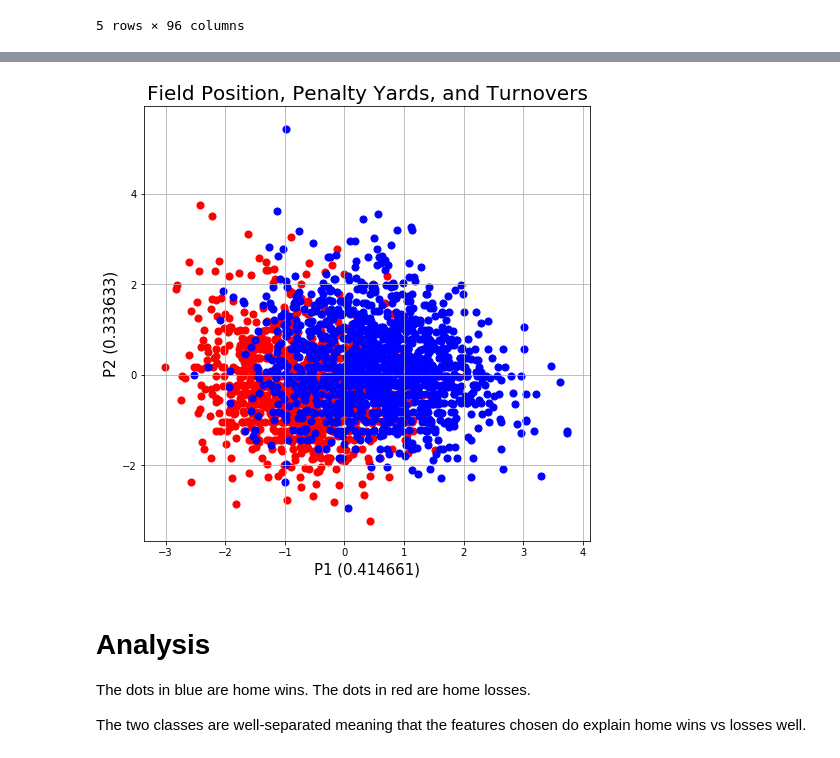
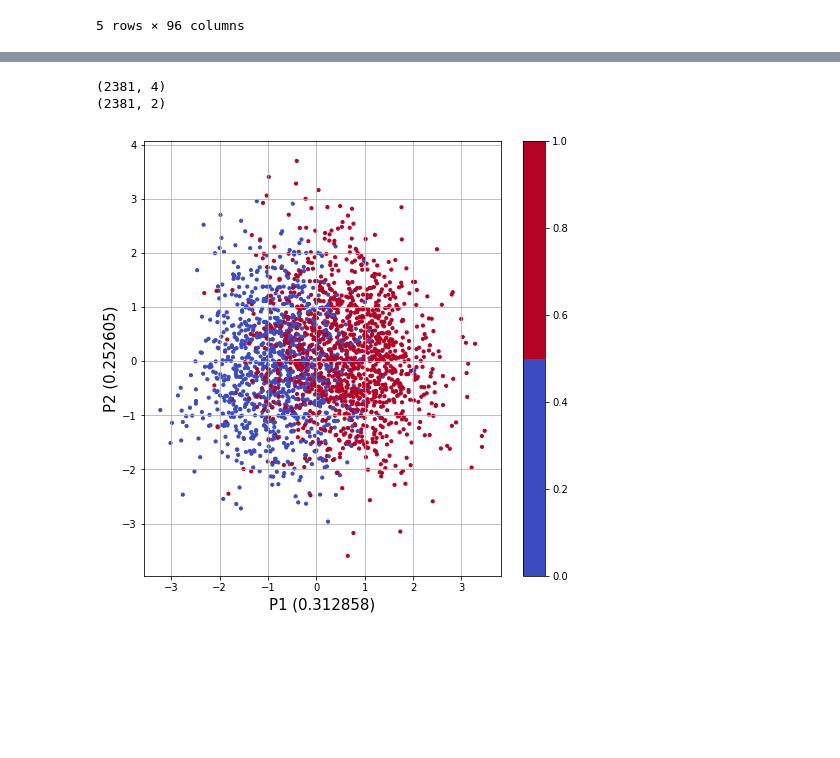
Before and after one commit to nrstott/nfldb_data_exploration, a Jupyter notebook: PCA.ipynb, the cells around one changed output, grey strips where cells are left out. Cells and saved outputs as stored; diff of their text form; code cells hidden in the pictures; blank space fills up the shorter version.

```diff
--- a/PCA.ipynb
+++ b/PCA.ipynb
@@ -94,3 +92,0 @@ def two_component_pca(features, labels):
-# %%
-agg_game_drive = agg_game_drive.reset_index()
-agg_game_drive.head()
@@ -104,3 +93,12 @@ agg_game_drive.head()
+# %%
+def two_component_pca(features):
+    pca = PCA(n_components=2)
+    fitted = pca.fit(features)
+    principal_components = fitted.transform(features)
+    print(features.shape)
+    print(principal_components.shape)
+    explained_variance_ratio = fitted.explained_variance_ratio_
+    return principal_components, explained_variance_ratio
 # %%
 def df_pca(df, feature_names, label_name, title=None):
     if title is None:
@@ -109,19 +107,19 @@ def df_pca(df, feature_names, label_name, title=None):
     df = df.copy()
     x = StandardScaler().fit_transform(df.loc[:, feature_names])
     y = df.loc[:, label_name]
-    y = pd.DataFrame(y)
 
-    principal, explained_variance_ratio = two_component_pca(x, y)
-
-    neg = principal.loc[principal.y == 0]
-    pos = principal.loc[principal.y == 1]
+    principal, explained_variance_ratio = two_component_pca(x)
 
     fig = plt.figure(figsize = (8,8))
-    ax = fig.add_subplot(1,1,1)
-    ax.set_xlabel('P1 (%2f)' % explained_variance_ratio[0], fontsize = 15)
-    ax.set_ylabel('P2 (%2f)' % explained_variance_ratio[1], fontsize = 15)
-    ax.set_title(title, fontsize = 20)
+    #ax = fig.add_subplot(1,1,1)
+    #ax.set_xlabel('P1 (%2f)' % explained_variance_ratio[0], fontsize = 15)
+    #ax.set_ylabel('P2 (%2f)' % explained_variance_ratio[1], fontsize = 15)
+    #ax.set_title(title, fontsize = 20)
 
-    ax.scatter(neg.loc[:, 'p1'], neg.loc[:, 'p2'], c = 'r', s = 50)
-    ax.scatter(pos.loc[:, 'p1'], pos.loc[:, 'p2'], c = 'b', s = 50)
-    ax.grid()
+    #ax.scatter(principal[:, 0], principal[:, 1], c = y, cmap=plt.cm.get_cmap('spectral', 2))
+    #ax.scatter(principal[y == 1, 0], principal[y == 1, 1], c = 'b', s = 10)
+    plt.xlabel('P1 (%2f)' % explained_variance_ratio[0], fontsize = 15)
+    plt.ylabel('P2 (%2f)' % explained_variance_ratio[1], fontsize = 15)
+    plt.scatter(principal[:, 0], principal[:, 1], c = y, s=10, cmap=plt.cm.get_cmap('coolwarm', 2))
+    plt.colorbar()
+    plt.grid()
@@ -128,11 +140,6 @@ def df_pca(df, feature_names, label_name, title=None):
 # %%
-df_pca(agg_game_drive, ['start_field', 'penalty_yards', 'turnover_differential'], 'home_win', title='Field Position, Penalty Yards, and Turnovers')
+df_pca(agg_game_drive, ['start_field', 'penalty_yards', 'yards_gained', 'turnover_differential'], 'home_win', title='Field Position and Turnovers')
 # %% [output]
+(2381, 4)
+(2381, 2)
-[figure, old version]
+[figure, new version]
-# %% [markdown]
-# Analysis
-
-The dots in blue are home wins.
-The dots in red are home losses.
-
-The two classes are well-separated meaning that the features chosen do explain home wins vs losses well.
```
Also changed, not shown: parts of 18 cells of this notebook.
